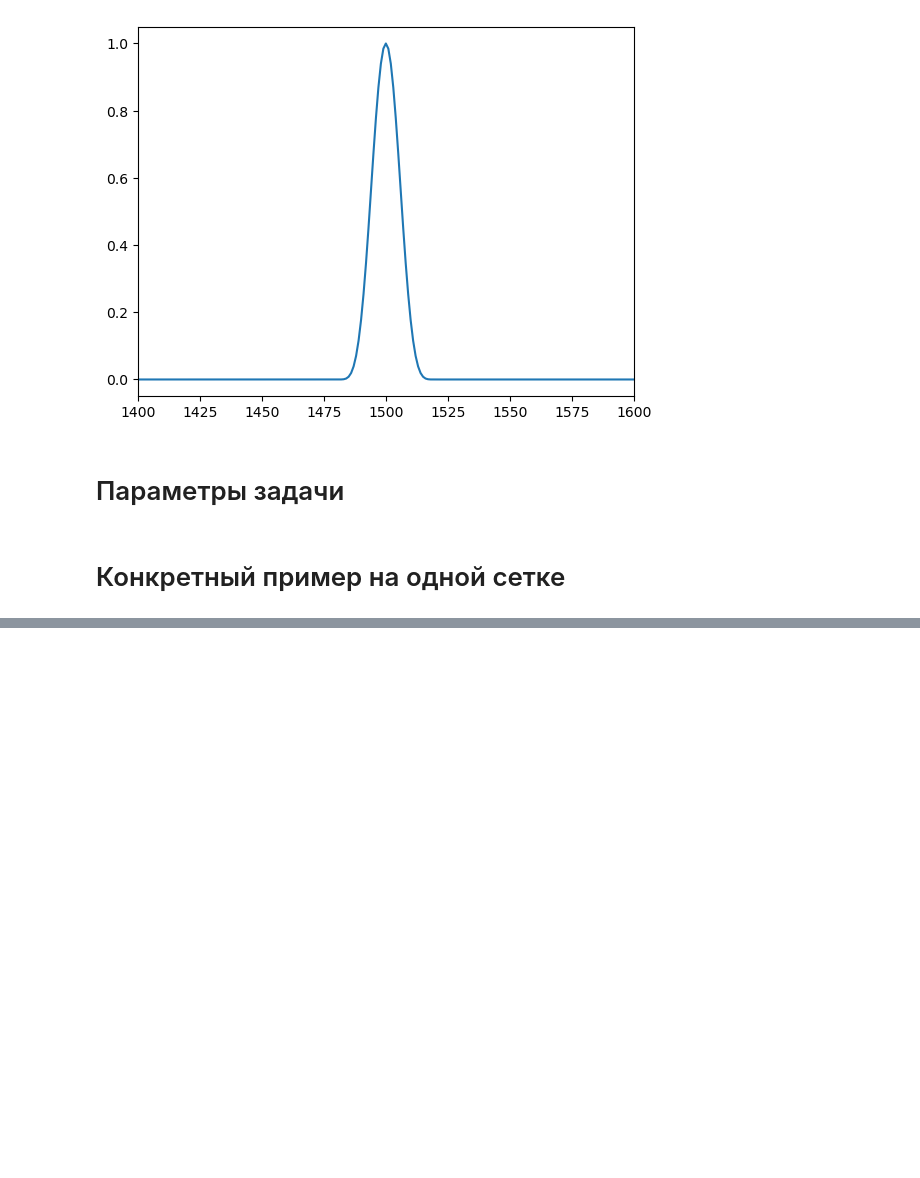
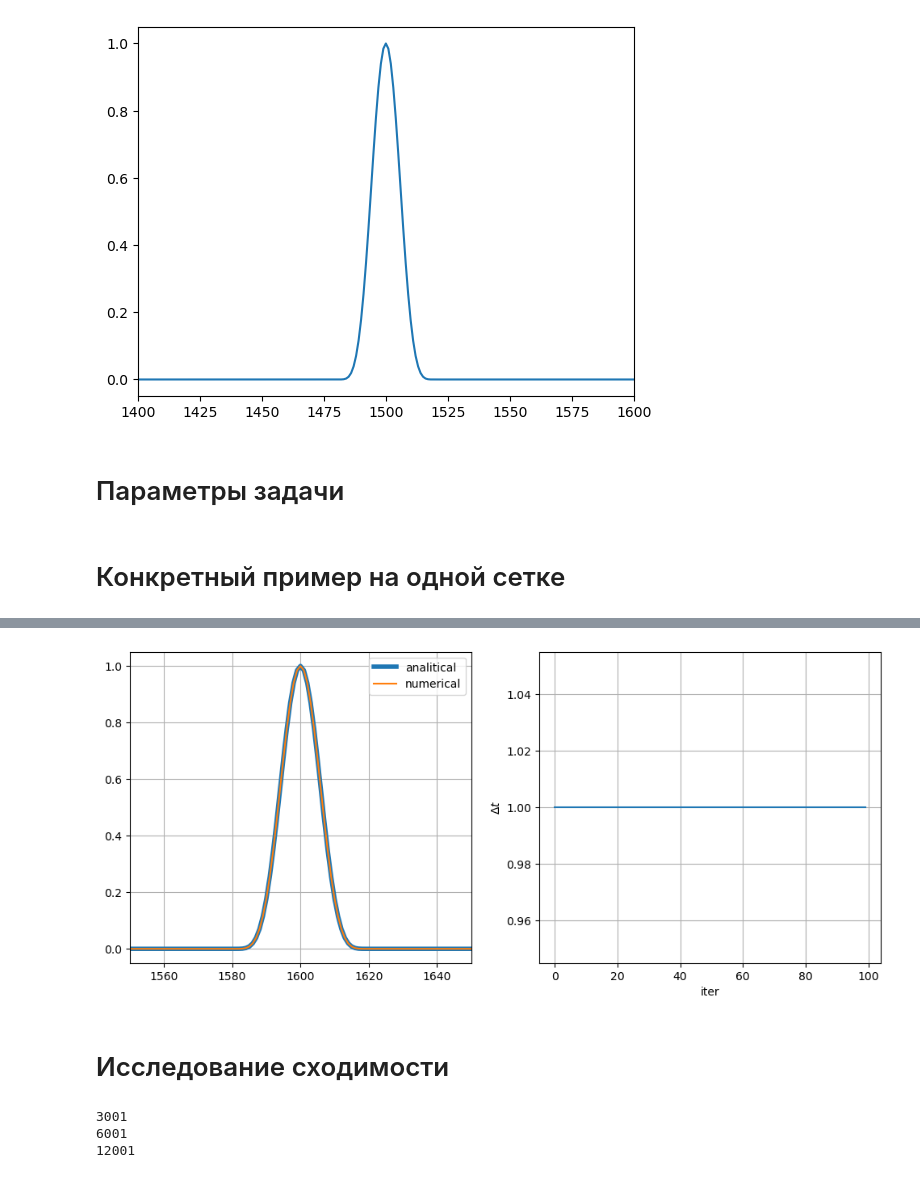
Before and after one commit to ruslan-shtin/computational_aerodynamics_on_Python, a Jupyter notebook: OneDimensionalProblems/Finite_difference_method/main_runner.ipynb, the cells around one changed output, grey strips where cells are left out. Drawn from its saved outputs; the diff is of its cells as text; code cells hidden in the pictures; blank space fills up the shorter version.

```diff
--- a/OneDimensionalProblems/Finite_difference_method/main_runner.ipynb
+++ b/OneDimensionalProblems/Finite_difference_method/main_runner.ipynb
@@ -116,0 +55,35 @@ array([0.0000e+00, 5.0000e-01, 1.0000e+00, ..., 2.9990e+03, 2.9995e+03,
+# %%
+def uniform_speed(mesh, U):
+    return np.ones_like(mesh.xnodes) * SPEED
+
+def zero_rightfunc(mesh, t, U):
+    return np.zeros_like(mesh.xnodes)
+# %%
+task_params = models.TaskParams(halfsinus, uniform_speed, zero_rightfunc)
+# %%
+U_num_solution, time_steps = utils.main_runner(
+    task_params, mesh1, Cu=1.0, total_time=TOTAL_TIME,
+    time_step_method="Euler-1", space_deriv_approx_method="Backward", N_iter_max=int(1e5))
+# %%
+U_prec_solution = PreciseSolutions.transport_eq_solution(task_params.init_cond, mesh1, SPEED, TOTAL_TIME)
+# %%
+fig, ax = plt.subplots(ncols=2, nrows=1, figsize=(12, 5))
+
+ax[0].plot(mesh1.xnodes, U_prec_solution, linewidth=4, label="analitical")
+ax[0].plot(mesh1.xnodes, U_num_solution, label="numerical")
+
+ax[0].legend()
+ax[0].set_xlim(1550, 1650)
+ax[0].grid()
+
+
+ax[1].plot(time_steps)
+ax[1].grid()
+ax[1].set_xlabel("iter")
+ax[1].set_ylabel("$\Delta t$")
+
+plt.show()
+# %% [output]
+[figure, added]
+# %% [markdown]
+# Исследование сходимости
@@ -116,0 +108,8 @@ array([0.0000e+00, 5.0000e-01, 1.0000e+00, ..., 2.9990e+03, 2.9995e+03,
+# %%
+print(mesh2.N)
+print(mesh1.N)
+print(mesh0.N)
+# %% [output]
+3001
+6001
+12001
```
Also changed, not shown: parts of 15 cells of this notebook, 1 other file.
